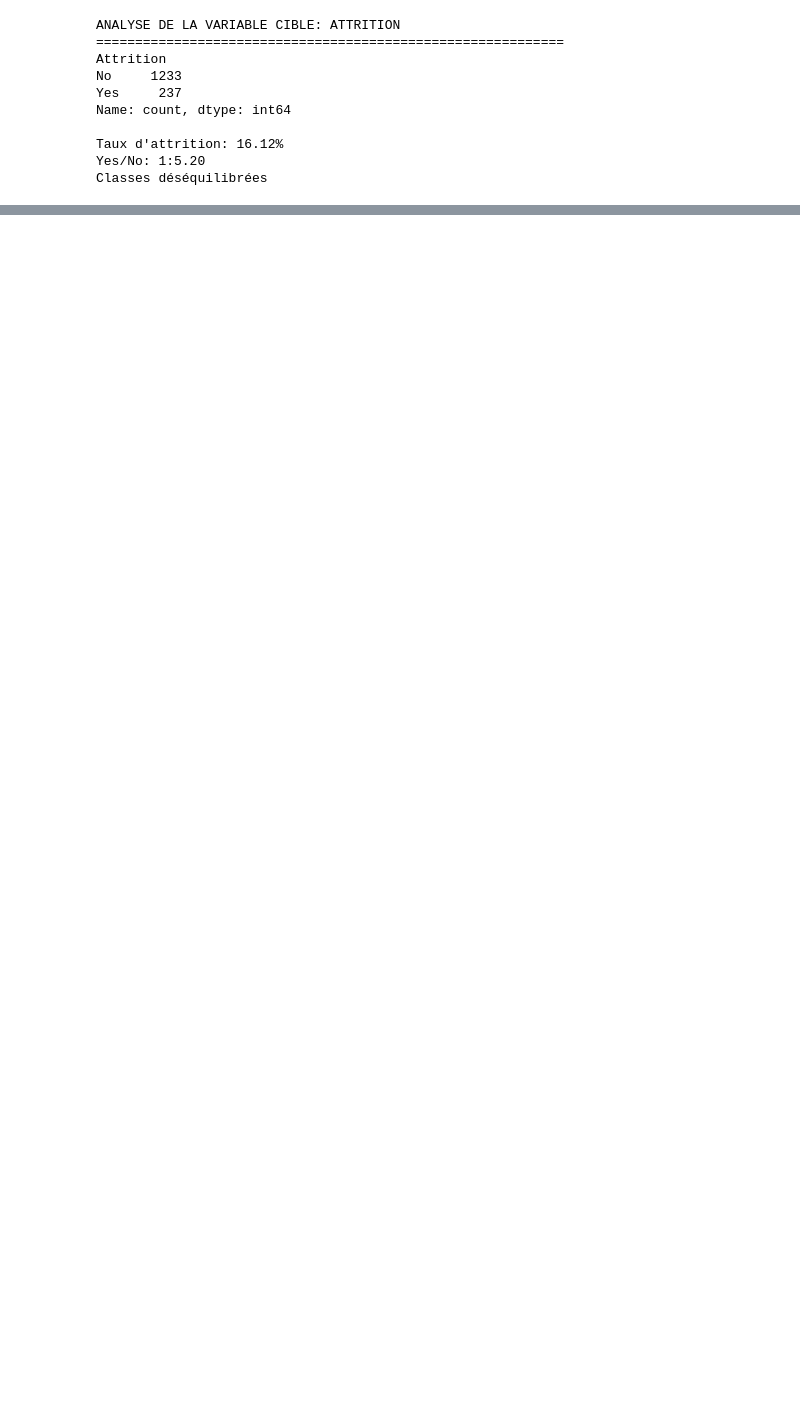
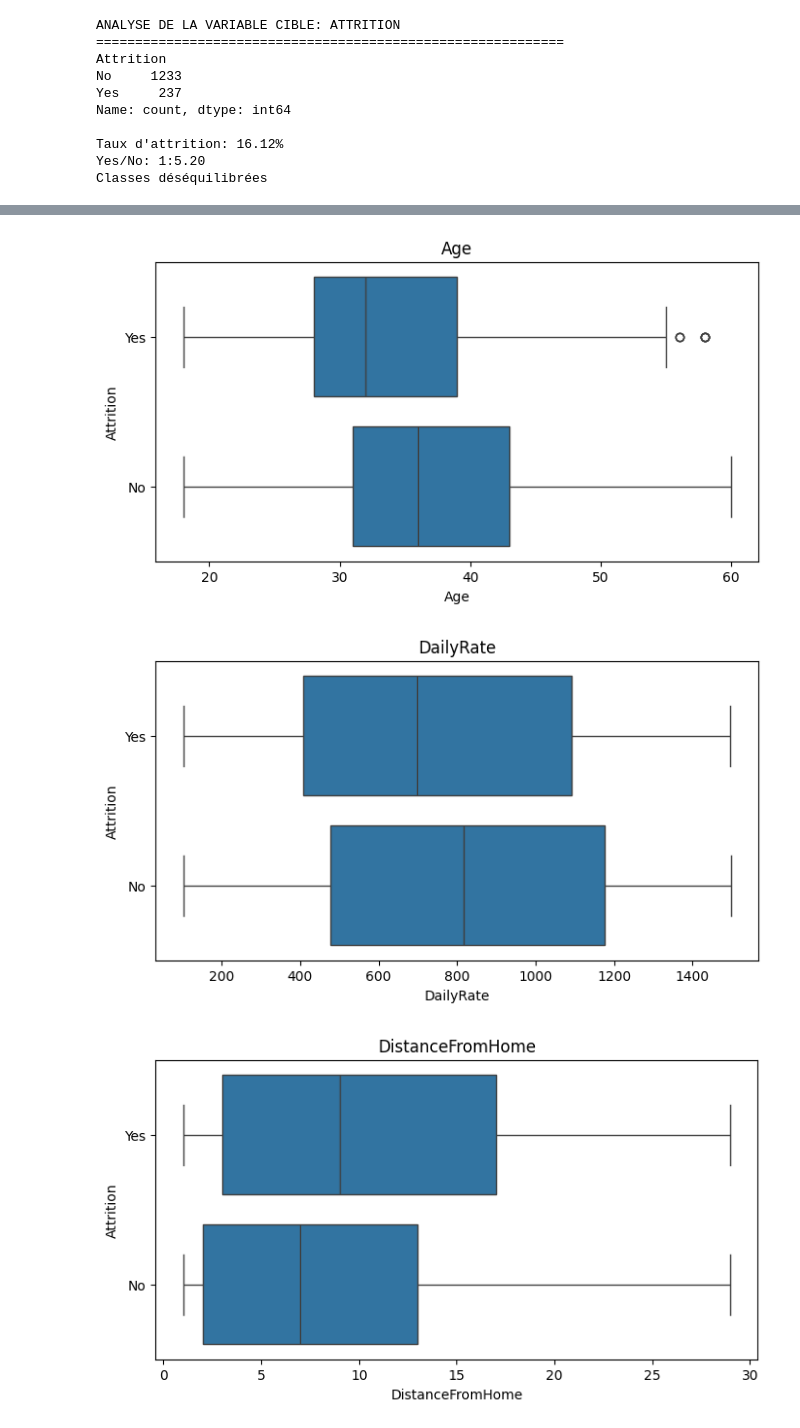
Before and after one commit to manalfarouq/RetentionAI-Backend, a Jupyter notebook: app/services/ml_service.ipynb, the cells around one changed output, grey strips where cells are left out. Saved outputs shown, nothing was run; the diff lists cells and outputs as text; code cells hidden in the pictures; blank space fills up the shorter version.

```diff
--- a/app/services/ml_service.ipynb
+++ b/app/services/ml_service.ipynb
@@ -94,0 +179,24 @@ Classes déséquilibrées
+# %%
+from pipeline import box_plot_affichage
+
+print("\nGeneration des boxplots pour variables numeriques")
+
+# Colonnes a exclure pour les boxplots
+cols_to_drop = [
+    'EmployeeNumber', 'EmployeeCount', 'Over18', 'StandardHours',
+    'Education', 'EnvironmentSatisfaction', 'JobInvolvement',
+    'JobSatisfaction', 'PerformanceRating', 'RelationshipSatisfaction',
+    'WorkLifeBalance'
+]
+
+df_num = df.drop(cols_to_drop,axis=1)
+
+num_cols = df_num.select_dtypes(include=['int64', 'float64']).columns.tolist()
+
+# Visualisation par boxplots
+for col in num_cols:
+    box_plot_affichage(df_num, col)
+# %% [output]
+[figure, added]
+[figure, added]
+[figure, added]
```
Also changed, not shown: parts of 34 cells of this notebook, 1 other file.
